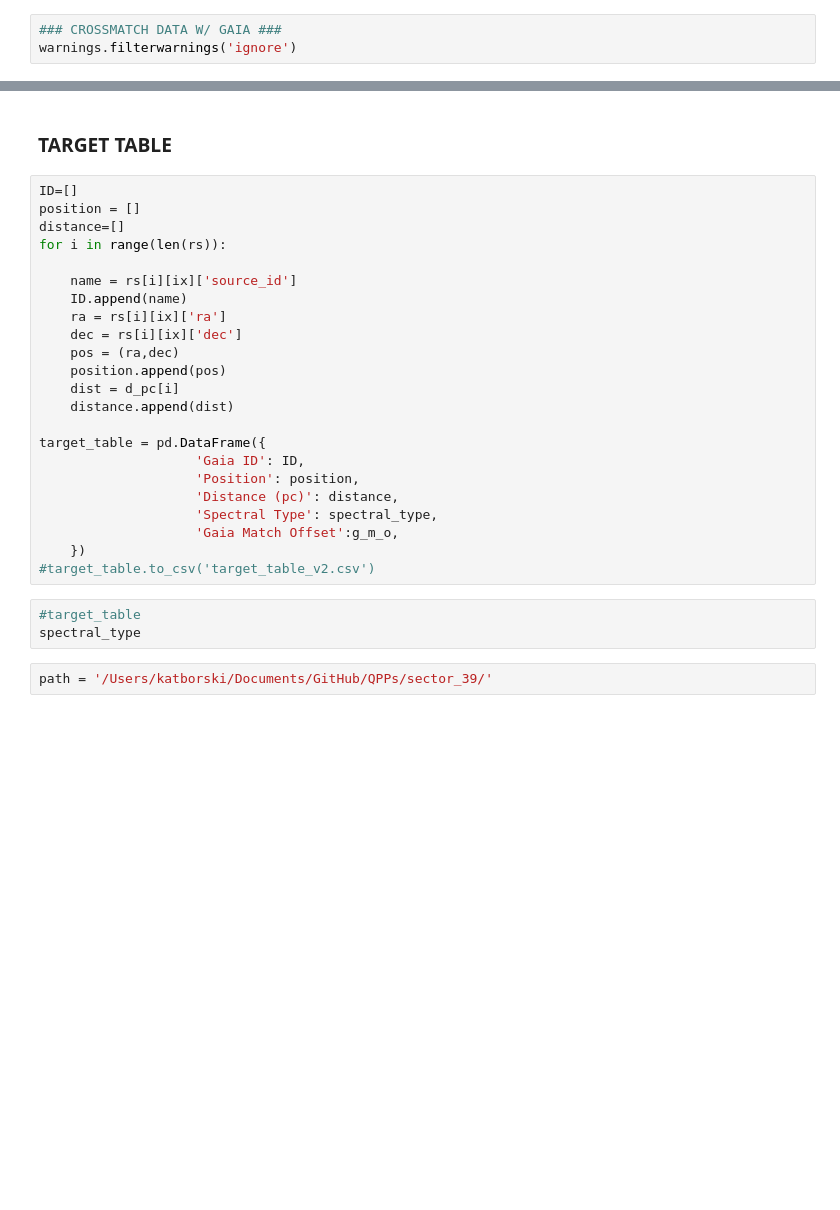
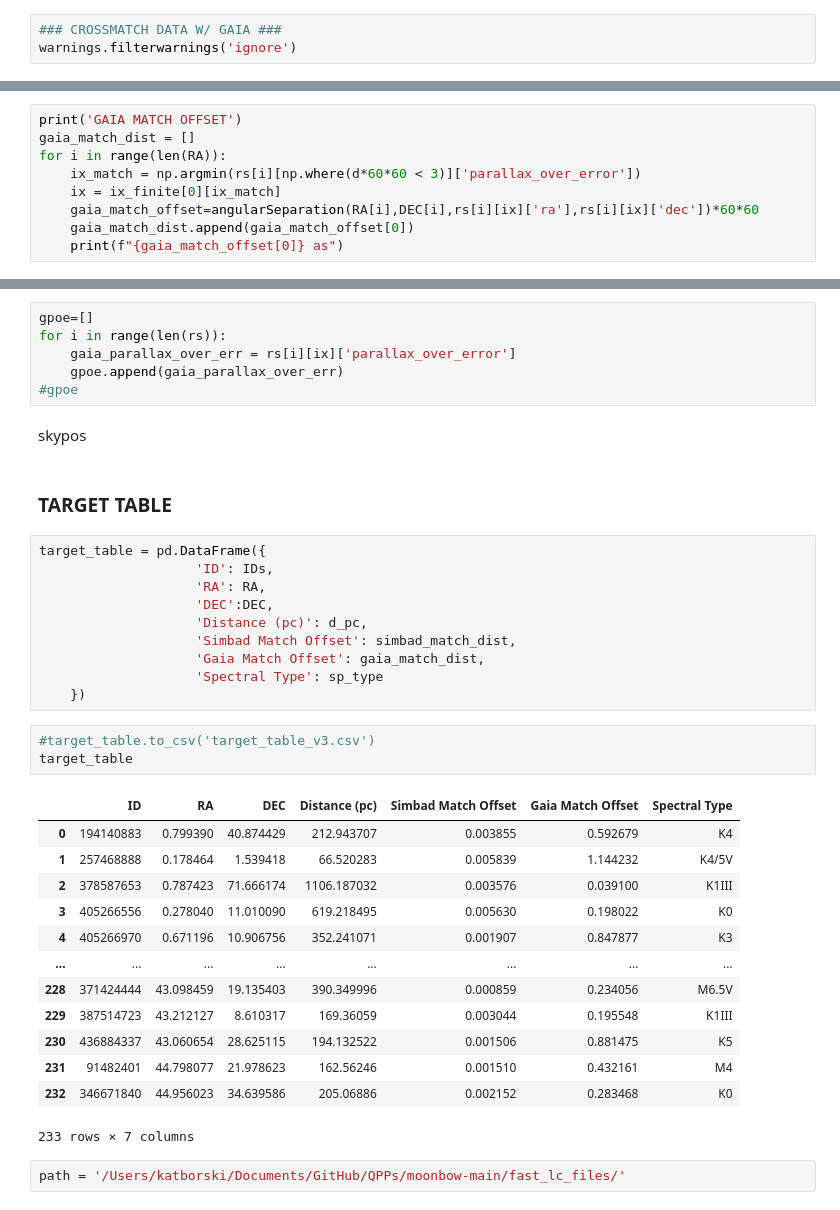
Before and after one commit to MillionConcepts/tess_swift_afpsc, a Jupyter notebook: QPPs/moonbow-main/moonbow/QPP_find.ipynb, the cells around one changed output, grey strips where cells are left out. Cells and saved outputs as stored; diff of their text form; blank space fills up the shorter version.

```diff
--- a/QPPs/moonbow-main/moonbow/QPP_find.ipynb
+++ b/QPPs/moonbow-main/moonbow/QPP_find.ipynb
@@ -706,0 +596,9 @@ for i in range(len(spectral_type)):
+# %%
+print('GAIA MATCH OFFSET')
+gaia_match_dist = []
+for i in range(len(RA)):
+    ix_match = np.argmin(rs[i][np.where(d*60*60 < 3)]['parallax_over_error'])
+    ix = ix_finite[0][ix_match]
+    gaia_match_offset=angularSeparation(RA[i],DEC[i],rs[i][ix]['ra'],rs[i][ix]['dec'])*60*60
+    gaia_match_dist.append(gaia_match_offset[0])
+    print(f"{gaia_match_offset[0]} as")
@@ -707,33 +650,42 @@ for i in range(len(spectral_type)):
+# %%
+gpoe=[]
+for i in range(len(rs)):
+    gaia_parallax_over_err = rs[i][ix]['parallax_over_error']
+    gpoe.append(gaia_parallax_over_err)
+#gpoe
+# %% [markdown]
+skypos
 # %% [markdown]
 ### TARGET TABLE
 # %%
-ID=[]
-position = []
-distance=[]
-for i in range(len(rs)):
-
-    name = rs[i][ix]['source_id']
-    ID.append(name)
-    ra = rs[i][ix]['ra']
-    dec = rs[i][ix]['dec']
-    pos = (ra,dec)
-    position.append(pos)
-    dist = d_pc[i]
-    distance.append(dist)
-
 target_table = pd.DataFrame({
-                    'Gaia ID': ID,
-                    'Position': position,
-                    'Distance (pc)': distance,
-                    'Spectral Type': spectral_type,
-                    'Gaia Match Offset':g_m_o,
+                    'ID': IDs,
+                    'RA': RA,
+                    'DEC':DEC,
+                    'Distance (pc)': d_pc,
+                    'Simbad Match Offset': simbad_match_dist,
+                    'Gaia Match Offset': gaia_match_dist,
+                    'Spectral Type': sp_type
     })
-#target_table.to_csv('target_table_v2.csv')
 # %%
-#target_table
-spectral_type
+#target_table.to_csv('target_table_v3.csv')
+target_table
+# %% [output]
+|  | ID | RA | DEC | Distance (pc) | Simbad Match Offset | Gaia Match Offset | Spectral Type |
+| 0 | 194140883 | 0.799390 | 40.874429 | 212.943707 | 0.003855 | 0.592679 | K4 |
+| 1 | 257468888 | 0.178464 | 1.539418 | 66.520283 | 0.005839 | 1.144232 | K4/5V |
+| 2 | 378587653 | 0.787423 | 71.666174 | 1106.187032 | 0.003576 | 0.039100 | K1III |
+| 3 | 405266556 | 0.278040 | 11.010090 | 619.218495 | 0.005630 | 0.198022 | K0 |
+| 4 | 405266970 | 0.671196 | 10.906756 | 352.241071 | 0.001907 | 0.847877 | K3 |
+| ... | ... | ... | ... | ... | ... | ... | ... |
+| 228 | 371424444 | 43.098459 | 19.135403 | 390.349996 | 0.000859 | 0.234056 | M6.5V |
+| 229 | 387514723 | 43.212127 | 8.610317 | 169.36059 | 0.003044 | 0.195548 | K1III |
+| 230 | 436884337 | 43.060654 | 28.625115 | 194.132522 | 0.001506 | 0.881475 | K5 |
+| 231 | 91482401 | 44.798077 | 21.978623 | 162.56246 | 0.001510 | 0.432161 | M4 |
+| 232 | 346671840 | 44.956023 | 34.639586 | 205.06886 | 0.002152 | 0.283468 | K0 |
+233 rows × 7 columns
 # %%
-path = '/Users/katborski/Documents/GitHub/QPPs/sector_39/'
+path = '/Users/katborski/Documents/GitHub/QPPs/moonbow-main/fast_lc_files/'
 # %%
 # open data & create list of datafiles
 event_files = []
```
Also changed, not shown: parts of 32 cells of this notebook.
